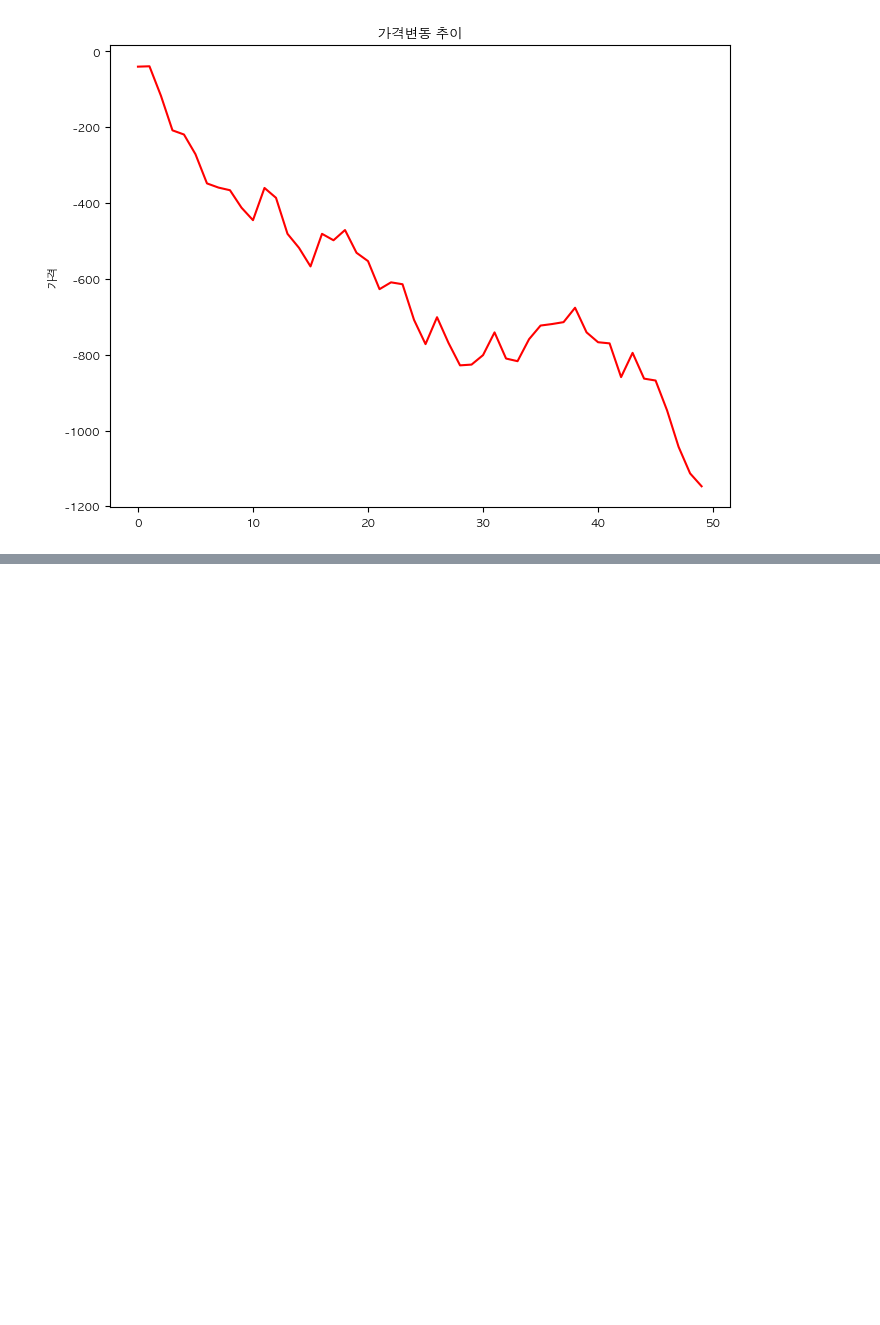
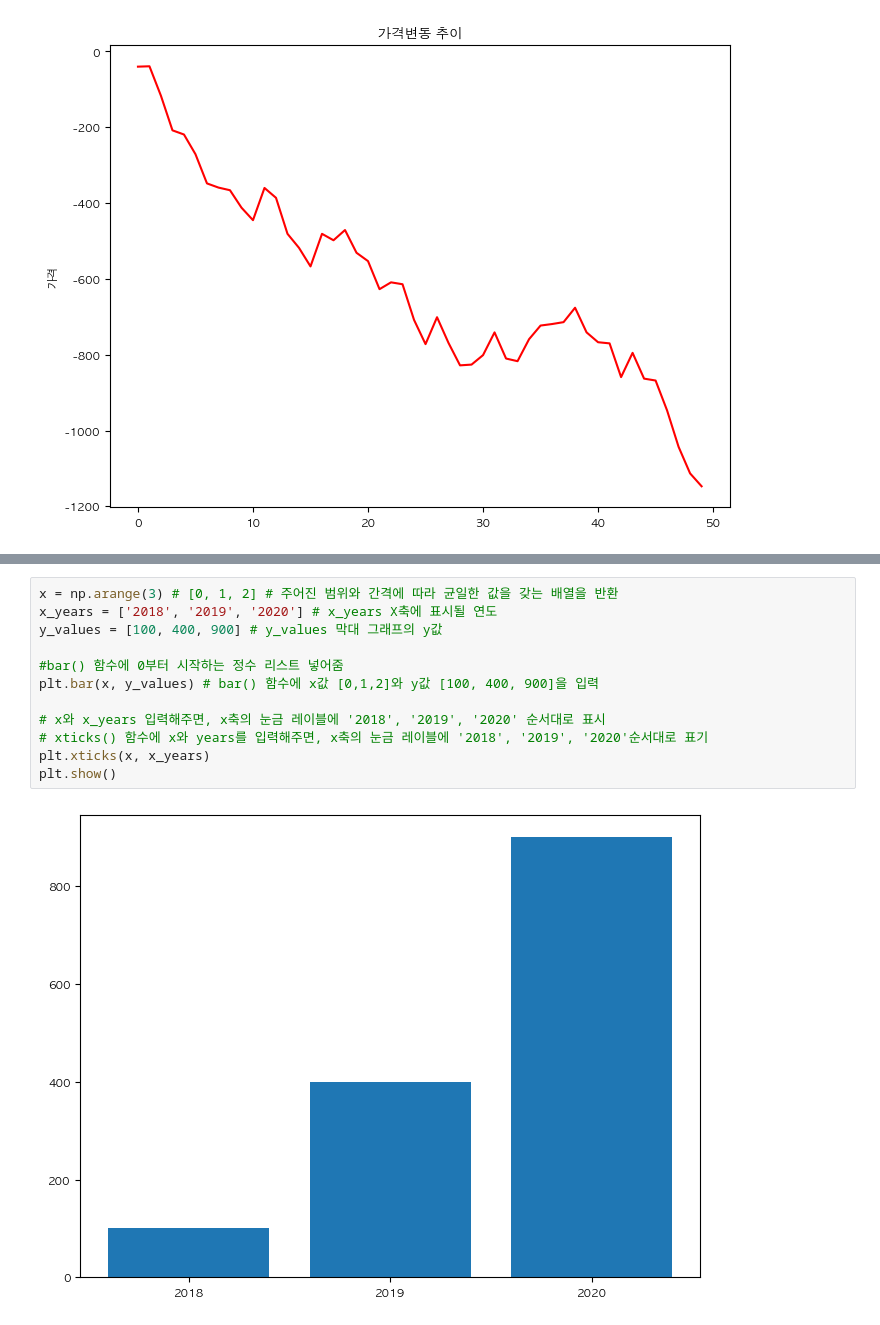
Before and after one commit to JngHoon2/Academy_Python_output, a Jupyter notebook: jupyterNotebook/02_데이터분석_기본/01_데이터시각화_기본.ipynb, the cells around one changed output, grey strips where cells are left out. Saved outputs shown, nothing was run; the diff lists cells and outputs as text; blank space fills up the shorter version.

```diff
--- a/jupyterNotebook/02_데이터분석_기본/01_데이터시각화_기본.ipynb
+++ b/jupyterNotebook/02_데이터분석_기본/01_데이터시각화_기본.ipynb
@@ -169,0 +185,14 @@ plt.show()
+# %%
+x = np.arange(3) # [0, 1, 2] # 주어진 범위와 간격에 따라 균일한 값을 갖는 배열을 반환
+x_years = ['2018', '2019', '2020'] # x_years X축에 표시될 연도
+y_values = [100, 400, 900] # y_values 막대 그래프의 y값
+
+#bar() 함수에 0부터 시작하는 정수 리스트 넣어줌
+plt.bar(x, y_values) # bar() 함수에 x값 [0,1,2]와 y값 [100, 400, 900]을 입력
+
+# x와 x_years 입력해주면, x축의 눈금 레이블에 '2018', '2019', '2020' 순서대로 표시
+# xticks() 함수에 x와 years를 입력해주면, x축의 눈금 레이블에 '2018', '2019', '2020'순서대로 표기
+plt.xticks(x, x_years)
+plt.show()
+# %% [output]
+[figure, added]
```
Also changed, not shown: parts of 10 cells of this notebook, 6 other files.
